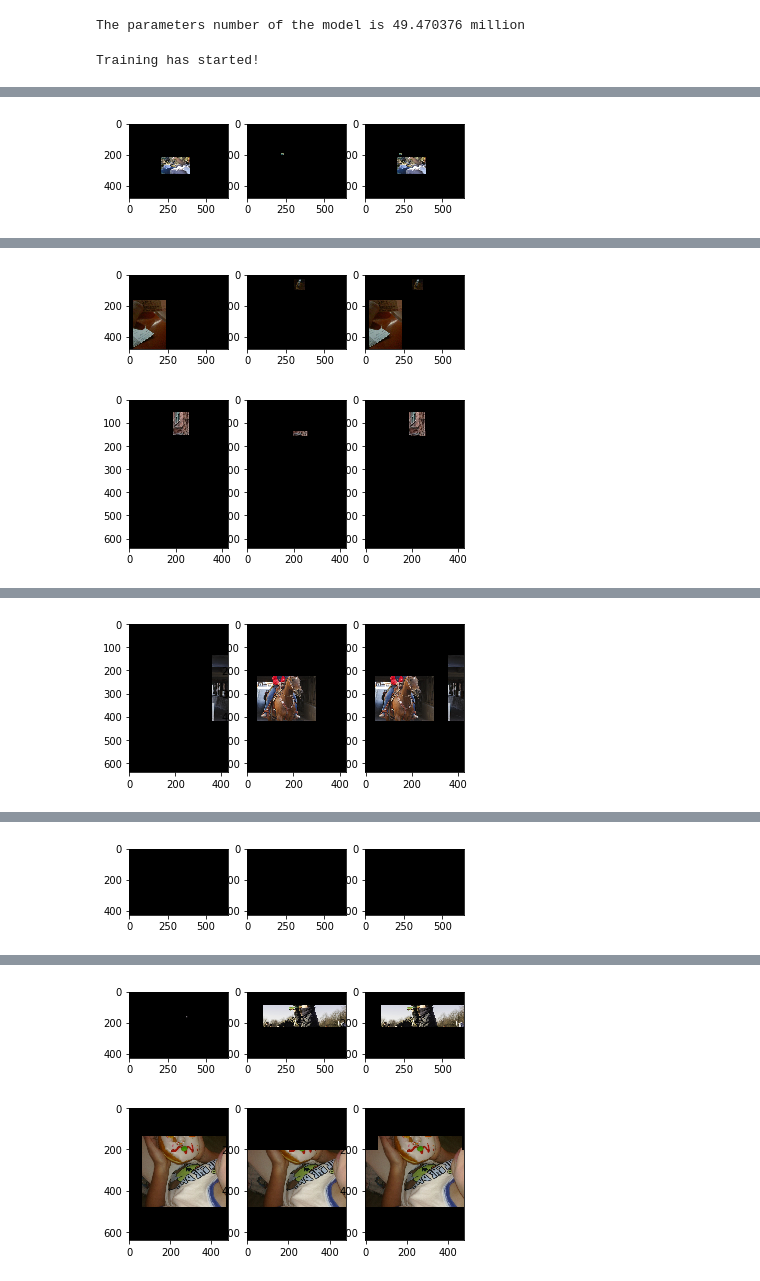
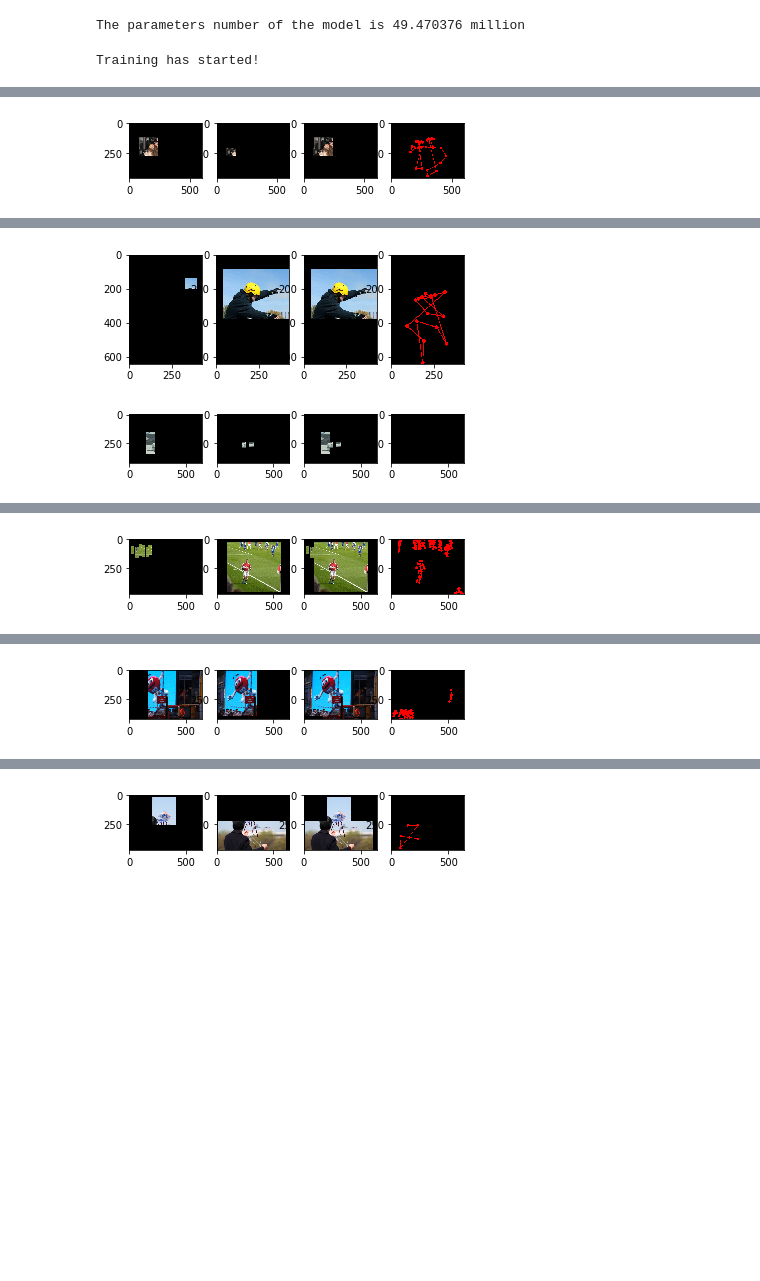
Before and after one commit to callaunchpad/interact, a Jupyter notebook: cnn_with_pose.ipynb, the cells around one changed output, grey strips where cells are left out. Drawn from its saved outputs; the diff is of its cells as text; code cells hidden in the pictures; blank space fills up the shorter version.

Commit message:
Added pose parsing and visualization

```diff
--- a/cnn_with_pose.ipynb
+++ b/cnn_with_pose.ipynb
@@ -133,8 +133,6 @@ for epoch in range(epochs):
                     human_bboxes = img['human_bboxes']
                     object_bboxes = img['object_bboxes']
 
-                    # Get pose data
-
                     # Apply masks to images
                     src = cv2.imread(TRAIN_IMG_PATH + 'HICO_train2015_' + img['id'].rjust(8, '0') + '.jpg')
                     human_mask = np.zeros_like(src)
@@ -150,9 +148,29 @@ for epoch in range(epochs):
                     obj_bbox_img = cv2.bitwise_and(src, obj_mask, mask=None)
                     pairwise_bbox_img = cv2.bitwise_and(src, pairwise_mask, mask=None)
 
+                    # Get pose data
+                    with open(TRAIN_POSE_PATH + 'HICO_train2015_' + img['id'].rjust(8, '0') + '_keypoints.json') as f:
+                        pose_data = json.load(f)
 
-                    # Visualization of masks
-                    f, axarr = plt.subplots(1,3)
+                    pose_img = np.zeros((src.shape[0], src.shape[1], 1))
+
+                    for person in pose_data['people']:
+                        pose_data_2d = person['pose_keypoints_2d']
+                        prev_point = None
+                        for i in range(0, len(pose_data_2d), 3):
+                            x, y, c = pose_data_2d[i], pose_data_2d[i + 1], pose_data_2d[i + 2]
+                            if c > 0:
+                                pose_img = cv2.circle(pose_img, (int(x), int(y)), 10, (255,0,0), \
+                                                      thickness=-1, lineType=cv2.FILLED)
+                                if prev_point:
+                                    pose_img = cv2.line(pose_img, (int(prev_point[0]), int(prev_point[1])), \
+                                                        (int(x), int(y)), (255, 0, 0), 3)
+                                prev_point = (x, y)
+
+
+
+                    # Visualization of masks and pose
+                    f, axarr = plt.subplots(1,4)
 
                     human_bbox_rgb = cv2.cvtColor(human_bbox_img, cv2.COLOR_BGR2RGB)
                     axarr[0].imshow(human_bbox_rgb)
@@ -163,6 +181,10 @@ for epoch in range(epochs):
                     pairwise_rgb = cv2.cvtColor(pairwise_bbox_img, cv2.COLOR_BGR2RGB)
                     axarr[2].imshow(pairwise_rgb)
 
+                    zeroed_channel = np.zeros((src.shape[0], src.shape[1], 1))
+                    stacked_pose_img = np.dstack((pose_img, zeroed_channel, zeroed_channel))
+                    axarr[3].imshow(stacked_pose_img)
+
                     plt.show()
                     f.clf()
 
@@ -171,9 +193,9 @@ for epoch in range(epochs):
                     obj_bbox_img = cv2.resize(obj_bbox_img, (64, 64), interpolation=cv2.INTER_AREA)
                     pairwise_bbox_img = cv2.resize(pairwise_bbox_img, (64, 64), interpolation=cv2.INTER_AREA)
 
-                    human_bbox_img = torch.from_numpy(human_bbox_img)
-                    obj_bbox_img = torch.from_numpy(obj_bbox_img)
-                    pairwise_bbox_img = torch.from_numpy(pairwise_bbox_img)
+                    human_bbox_img = torch.from_numpy(human_bbox_img).to(device)
+                    obj_bbox_img = torch.from_numpy(obj_bbox_img).to(device)
+                    pairwise_bbox_img = torch.from_numpy(pairwise_bbox_img).to(device)
 
                     if i == 0:
                         res_human_input = human_bbox_img.unsqueeze(0)
@@ -242 +265 @@ Training has started!
-[figure, old version]
+[figure, new version]
@@ -243,2 +267,2 @@ Training has started!
-[figure, old version]
+[figure, new version]
-[figure, old version]
+[figure, new version]
@@ -245 +270 @@ Training has started!
-[figure, old version]
+[figure, new version]
@@ -246 +272 @@ Training has started!
-[figure, old version]
+[figure, new version]
@@ -247,2 +274 @@ Training has started!
-[figure, old version]
+[figure, new version]
-[figure, removed]
```
Also changed, not shown: parts of 1 cell of this notebook.
